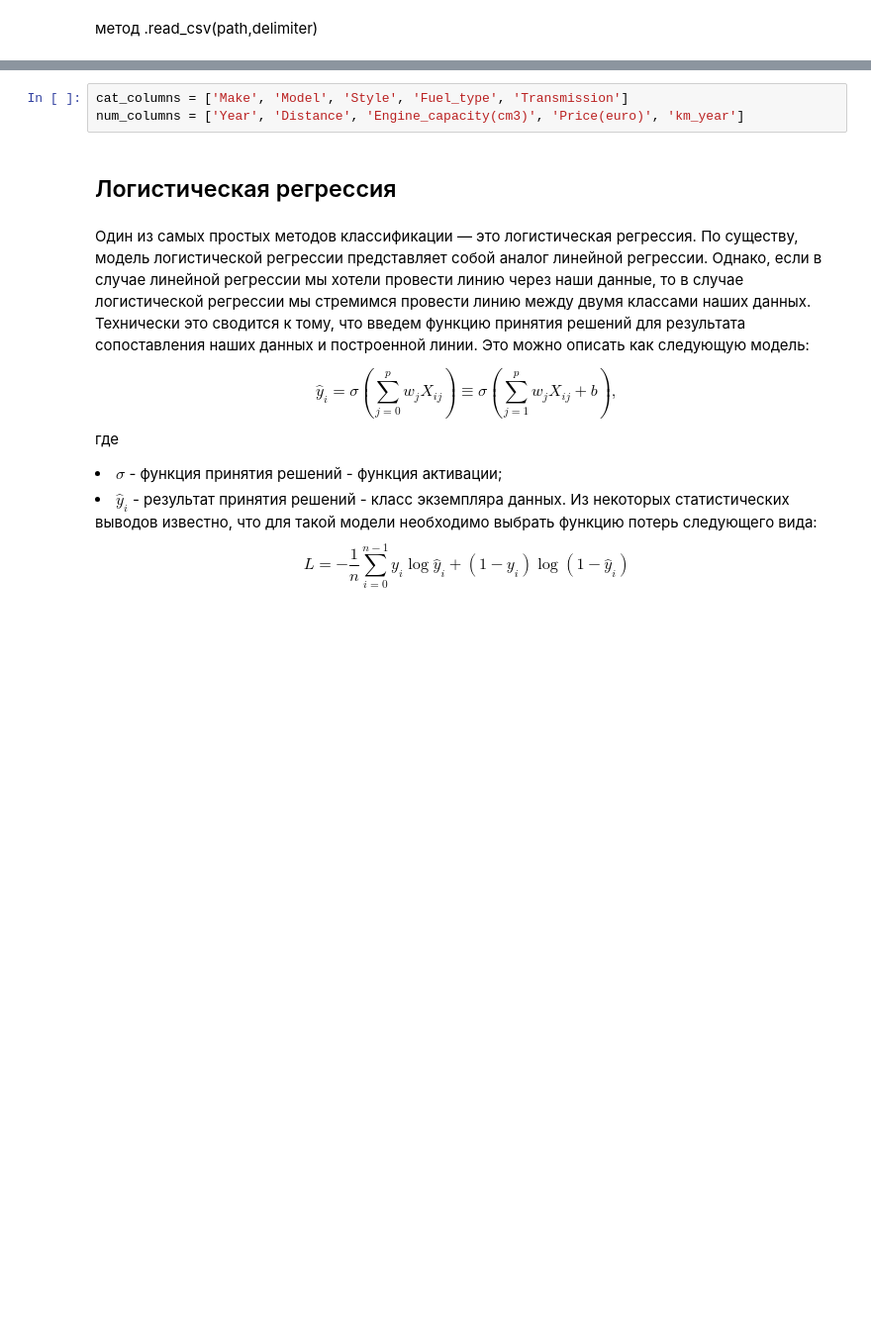
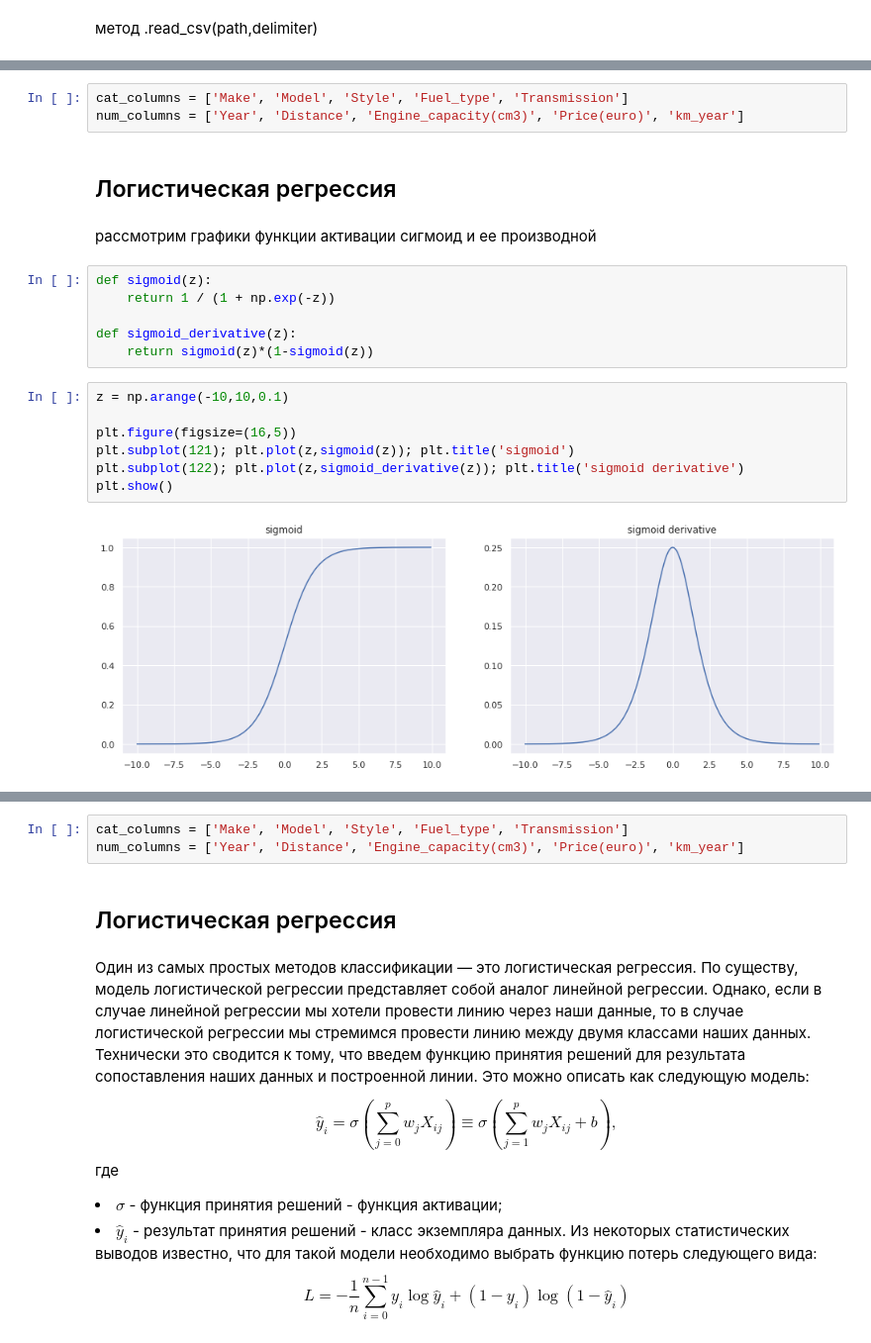
Before and after one commit to lizalanchu/Cars_Moldova_homework1-, a Jupyter notebook: Дз3_Car_Moldova_SE.ipynb, the cells around one changed output, grey strips where cells are left out. Shown: that part at 99% size. Saved outputs shown, nothing was run; the diff lists cells and outputs as text; blank space fills up the shorter version.

```diff
--- a/Дз3_Car_Moldova_SE.ipynb
+++ b/Дз3_Car_Moldova_SE.ipynb
@@ -41,0 +61,22 @@ df
+# %%
+cat_columns = ['Make', 'Model', 'Style', 'Fuel_type', 'Transmission']
+num_columns = ['Year', 'Distance', 'Engine_capacity(cm3)', 'Price(euro)', 'km_year']
+# %% [markdown]
+## Логистическая регрессия
+# %% [markdown]
+рассмотрим графики функции активации сигмоид и ее производной
+# %%
+def sigmoid(z):
+    return 1 / (1 + np.exp(-z))
+
+def sigmoid_derivative(z):
+    return sigmoid(z)*(1-sigmoid(z))
+# %%
+z = np.arange(-10,10,0.1)
+
+plt.figure(figsize=(16,5))
+plt.subplot(121); plt.plot(z,sigmoid(z)); plt.title('sigmoid')
+plt.subplot(122); plt.plot(z,sigmoid_derivative(z)); plt.title('sigmoid derivative')
+plt.show()
+# %% [output]
+[figure, added]
```
Also changed, not shown: parts of 78 cells of this notebook.
